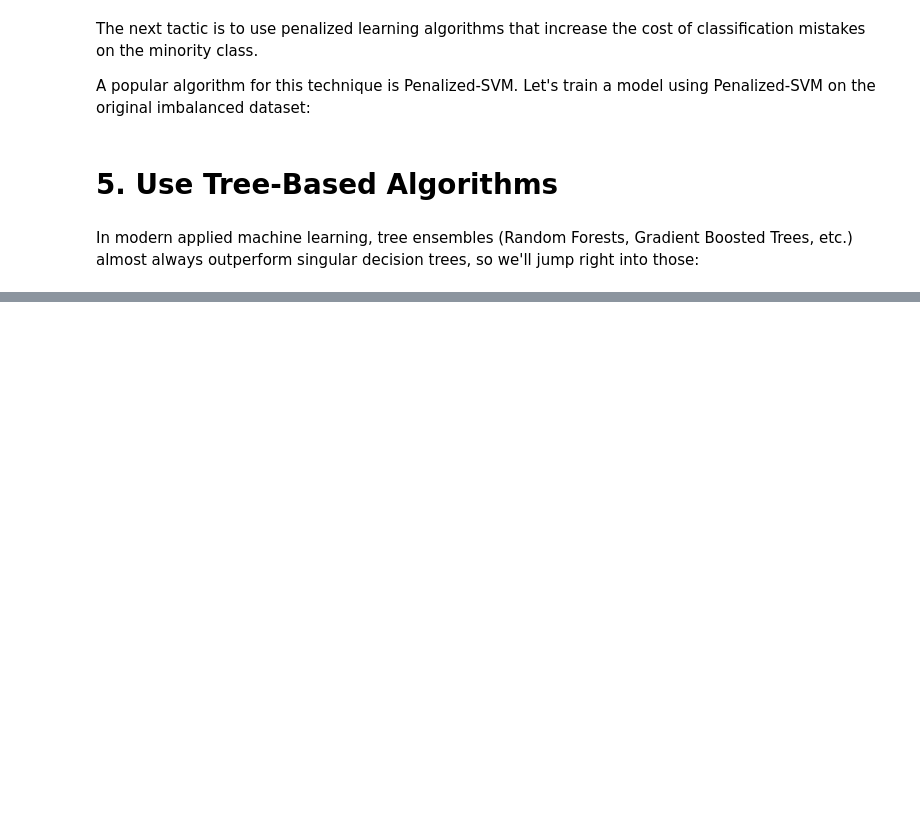
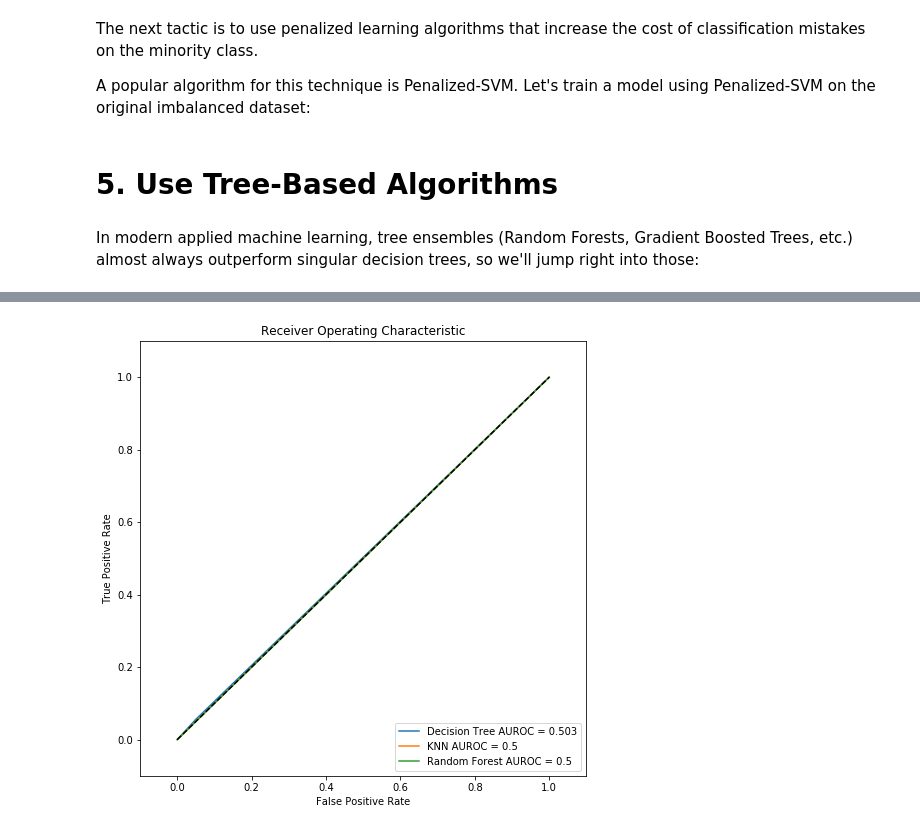
Before and after one commit to SyedNadir/freemium-ab-testing, a Jupyter notebook: anlytics using py/Model_Imbalance data.ipynb, the cells around one changed output, grey strips where cells are left out. Saved outputs shown, nothing was run; the diff lists cells and outputs as text; code cells hidden in the pictures; blank space fills up the shorter version.

```diff
--- a/anlytics using py/Model_Imbalance data.ipynb
+++ b/anlytics using py/Model_Imbalance data.ipynb
@@ -431,9 +399,8 @@ In modern applied machine learning, tree ensembles (Random Forests, Gradient Boo
 # %%
 from sklearn.ensemble import RandomForestClassifier
-from sklearn.metrics import roc_auc_score, accuracy_score
 
 # Train model
-clf_4 = RandomForestClassifier(n_estimators=100, random_state=1)
+clf_4 = RandomForestClassifier(n_estimators=50, random_state=123)
 clf_4.fit(X_train, y_train)
 
 # Predict on test set
@@ -545,0 +537,6 @@ Confusion matrix:
+# %%
+# Feature Scaling
+from sklearn.preprocessing import StandardScaler
+sc = StandardScaler()
+X_train = sc.fit_transform(X_train)
+X_test = sc.transform(X_test)
@@ -545,0 +644,61 @@ Confusion matrix:
+# %%
+from sklearn.metrics import roc_curve, auc
+
+# Initialize plot
+fig = plt.figure(figsize=(8,8))
+plt.title('Receiver Operating Characteristic')
+
+
+# ---- DT---- #
+
+# Calculates ROC curve
+fpr, tpr, thresholds = roc_curve(y_test, DTPred)
+
+# Calculates AUROC
+auroc = round(auc(fpr, tpr), 3)
+
+# Plots ROC curve and labels with AUROC
+plt.plot(fpr, tpr, label='{} AUROC = {}'.format('Decision Tree', auroc))
+
+
+# ---- KNN---- #
+
+# Calculates ROC curve
+fpr, tpr, thresholds = roc_curve(y_test, KNN_pred)
+
+# Calculates AUROC
+auroc = round(auc(fpr, tpr), 3)
+
+# Plots ROC curve and labels with AUROC
+plt.plot(fpr, tpr, label='{} AUROC = {}'.format('KNN', auroc))
+
+
+# ---- Random Forest ---- #
+
+# Calculates ROC curve
+fpr, tpr, thresholds = roc_curve(y_test, pred_y_4)
+
+# Calculates AUROC
+auroc = round(auc(fpr, tpr), 3)
+
+# Plots ROC curve and labels with AUROC
+plt.plot(fpr, tpr, label='{} AUROC = {}'.format('Random Forest', auroc))
+
+
+
+# ---- Legend and labels ---- #
+
+# Plot legend
+plt.legend(loc='lower right')
+
+# Plots 45 degree dotted black line
+plt.plot([0,1],[0,1],'k--')
+
+# Axes limits and labels
+plt.xlim([-0.1,1.1])
+plt.ylim([-0.1,1.1])
+plt.ylabel('True Positive Rate')
+plt.xlabel('False Positive Rate')
+plt.show()
+# %% [output]
+[figure, added]
```
Also changed, not shown: parts of 57 cells of this notebook, 12 other files.
